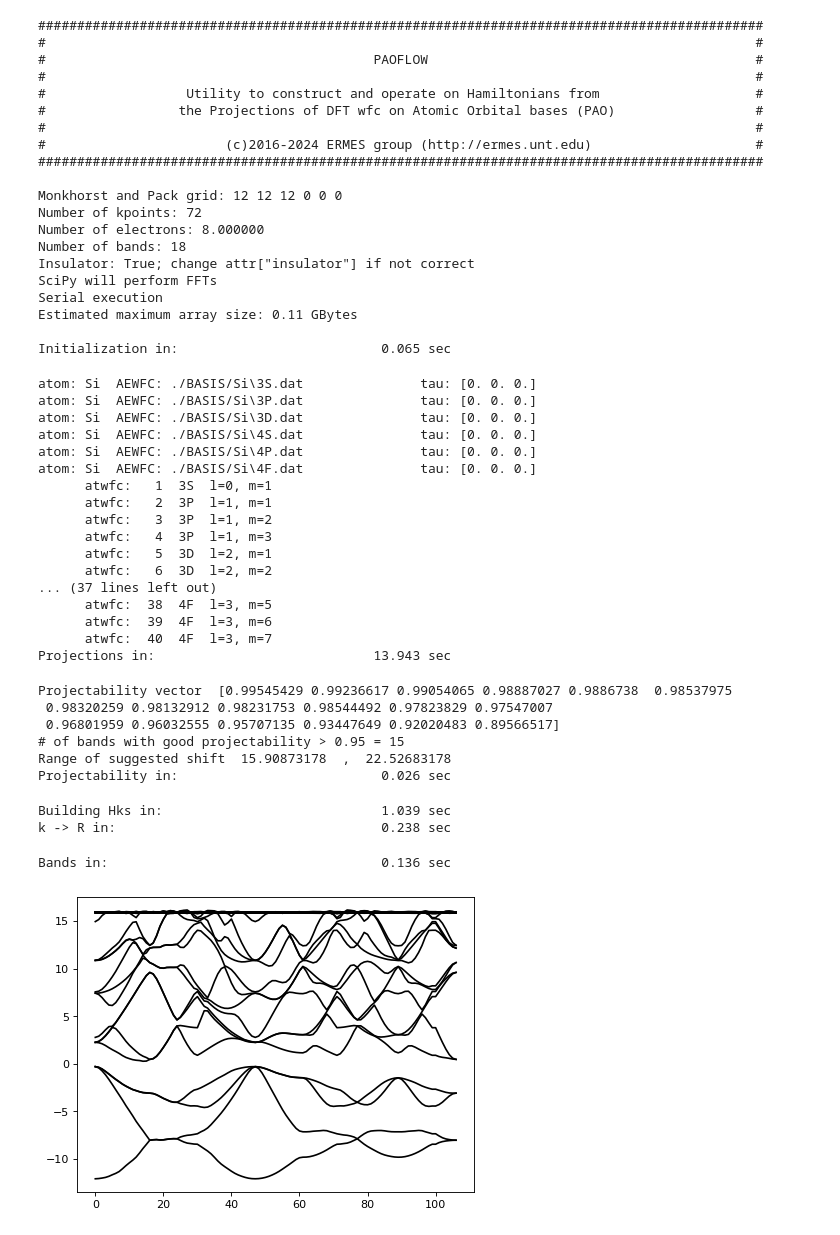
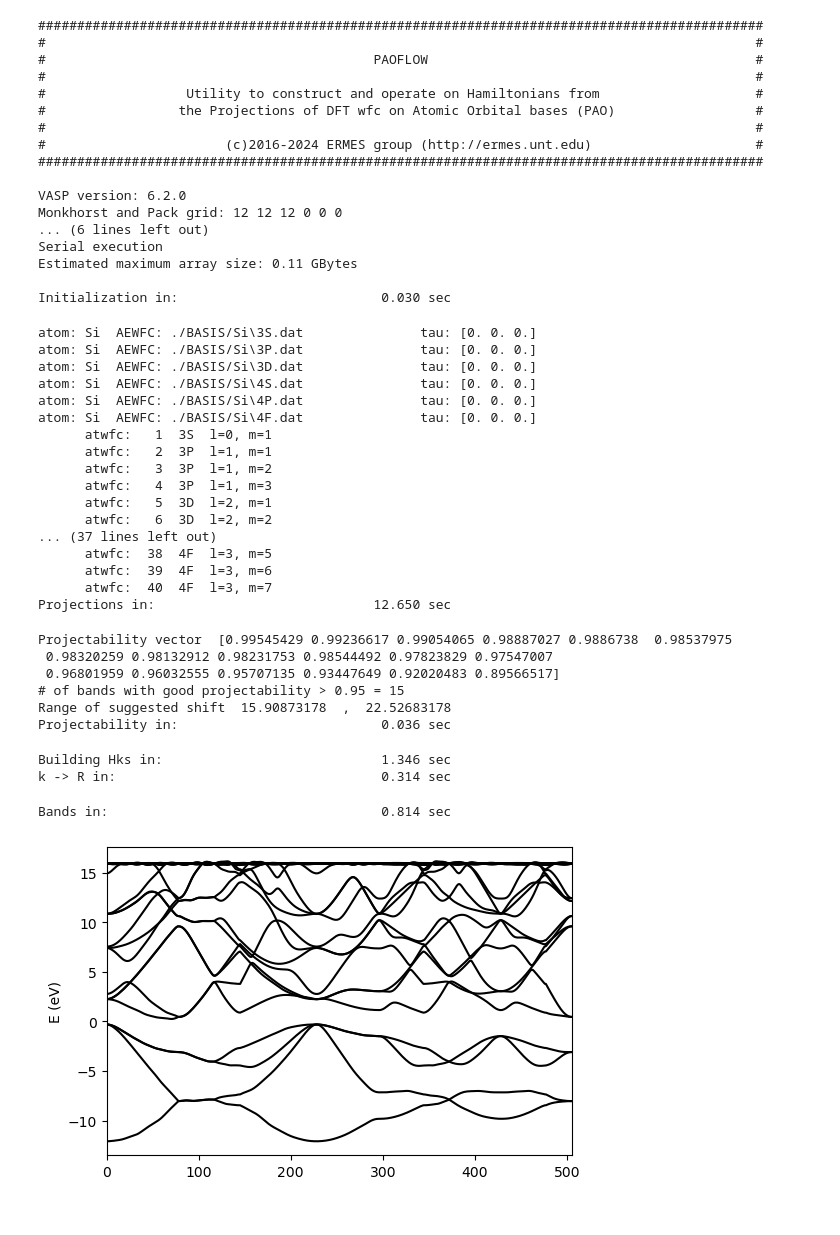
Before and after one commit to marcobn/PAOFLOW, a Jupyter notebook: VASP_examples.ipynb, the cells around one changed output. Cells and saved outputs as stored; diff of their text form; code cells hidden in the pictures.

```diff
--- a/VASP_examples.ipynb
+++ b/VASP_examples.ipynb
@@ -8,6 +15,9 @@ import numpy as np
 # %%
-paoflow = PAOFLOW(savedir='examples/vasp_Si_sym', model=None, outputdir='examples/vasp_Si_sym/output',
-                          smearing='gauss',verbose=True,dft="VASP")
+paoflow = PAOFLOW(savedir='examples_vasp/vasp_Si',
+                  model=None,
+                  outputdir='examples_vasp/vasp_Si/output',
+                  verbose=True,
+                  dft="VASP")
 data_controller = paoflow.data_controller
 arry,attr = paoflow.data_controller.data_dicts()
 # %% [output]
@@ -21,16 +31,13 @@ arry,attr = paoflow.data_controller.data_dicts()
 #                       (c)2016-2024 ERMES group (http://ermes.unt.edu)                     #
 #############################################################################################
 
+VASP version: 6.2.0
 Monkhorst and Pack grid: 12 12 12 0 0 0
-Number of kpoints: 72
-Number of electrons: 8.000000
-Number of bands: 18
-Insulator: True; change attr["insulator"] if not correct
-SciPy will perform FFTs
+... (6 lines left out)
 Serial execution
 Estimated maximum array size: 0.11 GBytes
 
-Initialization in:                          0.065 sec
+Initialization in:                          0.030 sec
 # %%
 attr['basispath'] = './BASIS/'
 arry['configuration'] = {'Si':['3S','3P','3D','4S','4P','4F']}
@@ -52,7 +59,7 @@ atom: Si  AEWFC: ./BASIS/Si\4F.dat               tau: [0. 0. 0.]
       atwfc:  38  4F  l=3, m=5
       atwfc:  39  4F  l=3, m=6
       atwfc:  40  4F  l=3, m=7
-Projections in:                            13.943 sec
+Projections in:                            12.650 sec
 # %%
 paoflow.projectability()
 # %% [output]
@@ -61,24 +68,26 @@ Projectability vector  [0.99545429 0.99236617 0.99054065 0.98887027 0.9886738  0
  0.96801959 0.96032555 0.95707135 0.93447649 0.92020483 0.89566517]
 # of bands with good projectability > 0.95 = 15
 Range of suggested shift  15.90873178  ,  22.52683178
-Projectability in:                          0.026 sec
+Projectability in:                          0.036 sec
 # %%
-paoflow.pao_hamiltonian(expand_wedge=True)
+paoflow.pao_hamiltonian()
 # %% [output]
-Building Hks in:                            1.039 sec
-k -> R in:                                  0.238 sec
+Building Hks in:                            1.346 sec
+k -> R in:                                  0.314 sec
 # %%
-paoflow.bands(ibrav=2,nk=100)
+paoflow.bands(ibrav=2,nk=500)
 # %% [output]
-Bands in:                                   0.136 sec
+Bands in:                                   0.814 sec
 # %%
-import matplotlib.pyplot as plt
-fig = plt.figure(dpi=80)
-# plot the paoflow bands
+fig = plt.figure(figsize=(6,4))
 eband = arry['E_k']
-for ib in range(eband.shape[1]):
+plt.plot(eband[:,0],color='black')
+for ib in range(1,eband.shape[1]):
     plt.plot(eband[:,ib],color='black')
+plt.xlim([0,eband.shape[0]-1])
+plt.ylabel("E (eV)")
 plt.show()
+# plt.savefig('Si_VASP.png',bbox_inches='tight')
 # %% [output]
-[figure, old version]
+[figure, new version]
 # %% [markdown]
```
Also changed, not shown: parts of 66 cells of this notebook, 6 other files.
